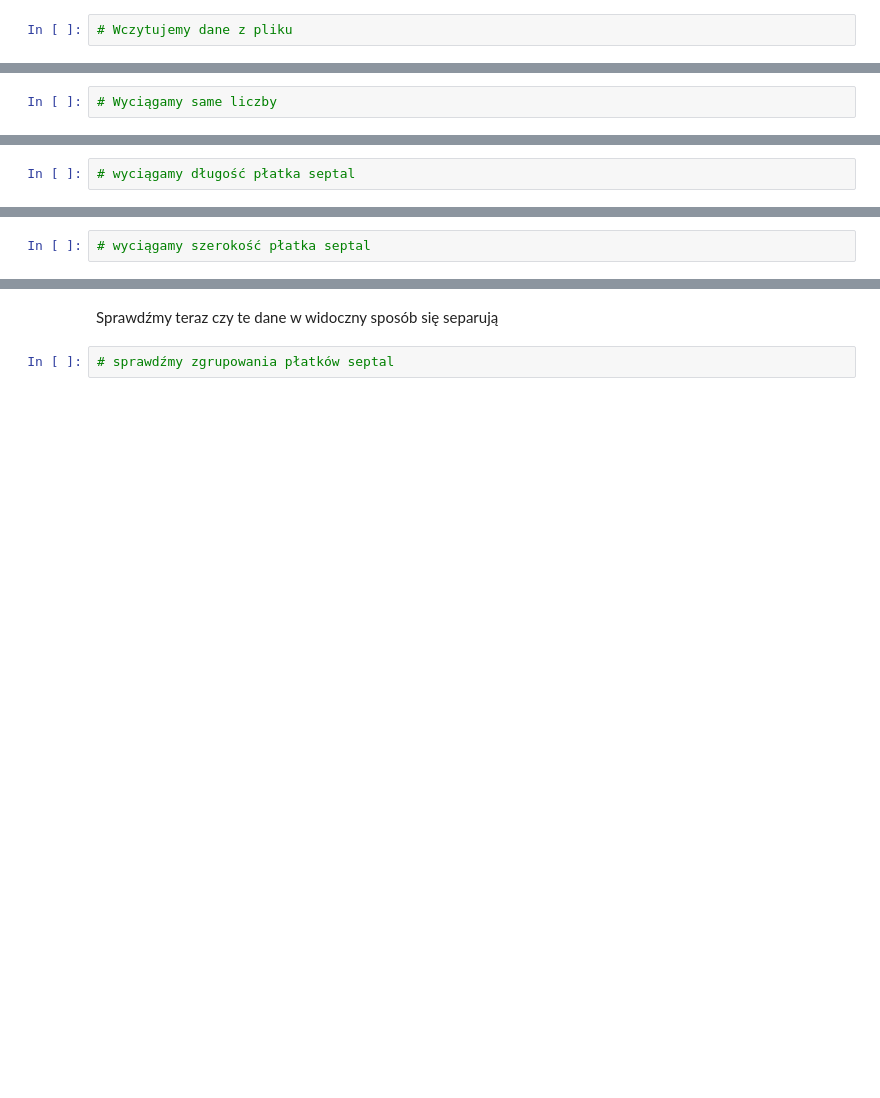
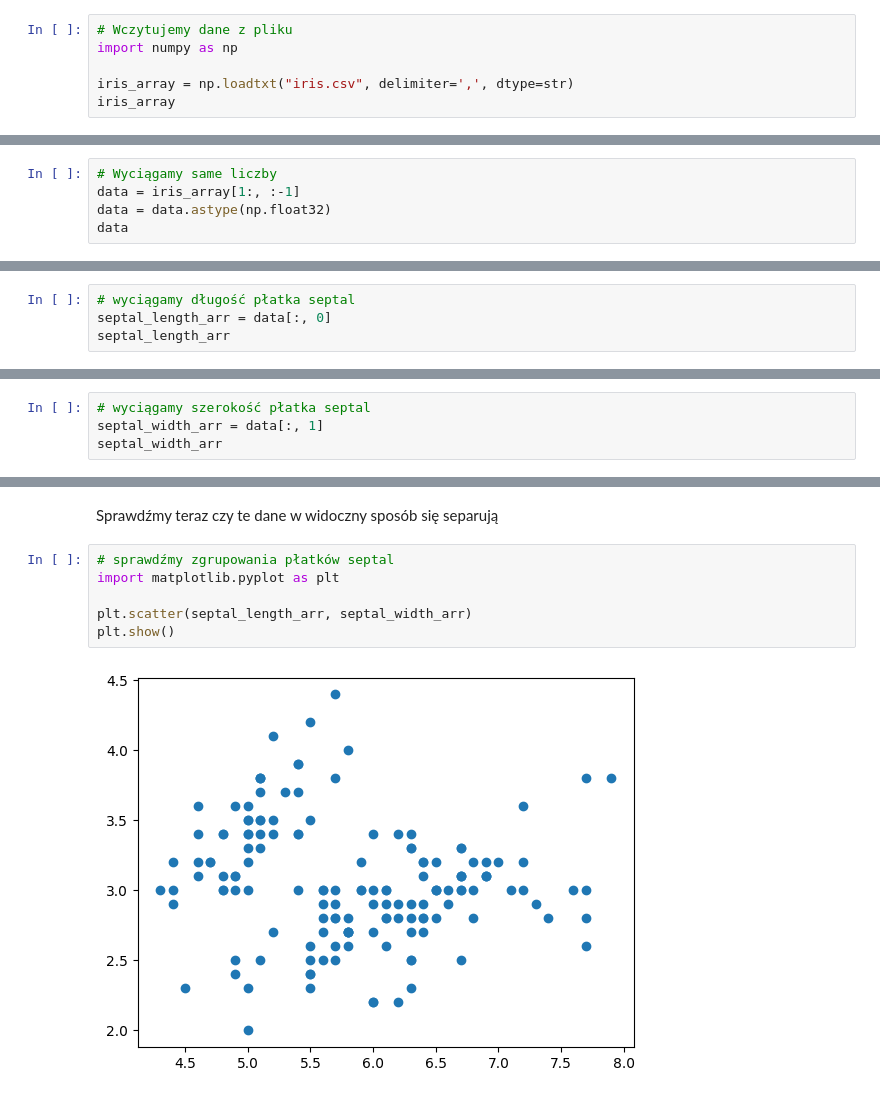
Before and after one commit to jgrynczewski/python_rozszerzenie_ds_27_04_2024, a Jupyter notebook: wizualizacja.ipynb, the cells around one changed output, grey strips where cells are left out. Saved outputs shown, nothing was run; the diff lists cells and outputs as text; blank space fills up the shorter version.

Commit message:
numpy use cases

```diff
--- a/wizualizacja.ipynb
+++ b/wizualizacja.ipynb
@@ -18,3 +18,7 @@ W danych spodziewamy się odnaleźć trzy klastry (po jednym na każdy gatunek i
 Dane możemy wczytać z pliku
 # %%
 # Wczytujemy dane z pliku
+import numpy as np
+
+iris_array = np.loadtxt("iris.csv", delimiter=',', dtype=str)
+iris_array
@@ -21,2 +43,5 @@ Dane możemy wczytać z pliku
 # %%
 # Wyciągamy same liczby
+data = iris_array[1:, :-1]
+data = data.astype(np.float32)
+data
@@ -25,2 +88,4 @@ Dane możemy wczytać z pliku
 # %%
 # wyciągamy długość płatka septal
+septal_length_arr = data[:, 0]
+septal_length_arr
@@ -27,2 +105,4 @@ Dane możemy wczytać z pliku
 # %%
 # wyciągamy szerokość płatka septal
+septal_width_arr = data[:, 1]
+septal_width_arr
@@ -34,5 +157,11 @@ Dane możemy wczytać z pliku
 Sprawdźmy teraz czy te dane w widoczny sposób się separują
 # %%
 # sprawdźmy zgrupowania płatków septal
+import matplotlib.pyplot as plt
+
+plt.scatter(septal_length_arr, septal_width_arr)
+plt.show()
+# %% [output]
+[figure, added]
 # %%
 # zgrupowania płatków petal
```
Also changed, not shown: parts of 10 cells of this notebook, 1 other file.
